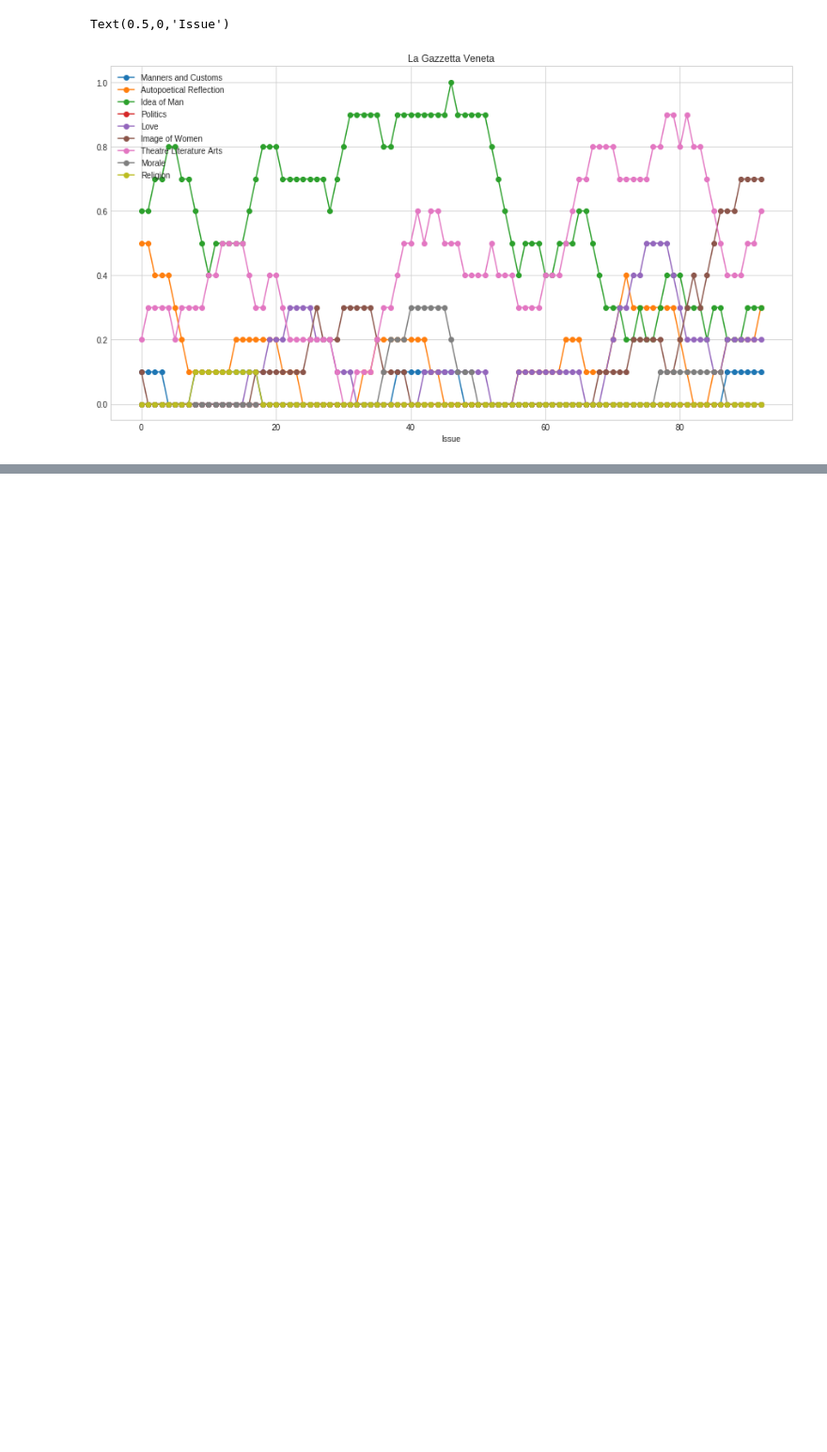
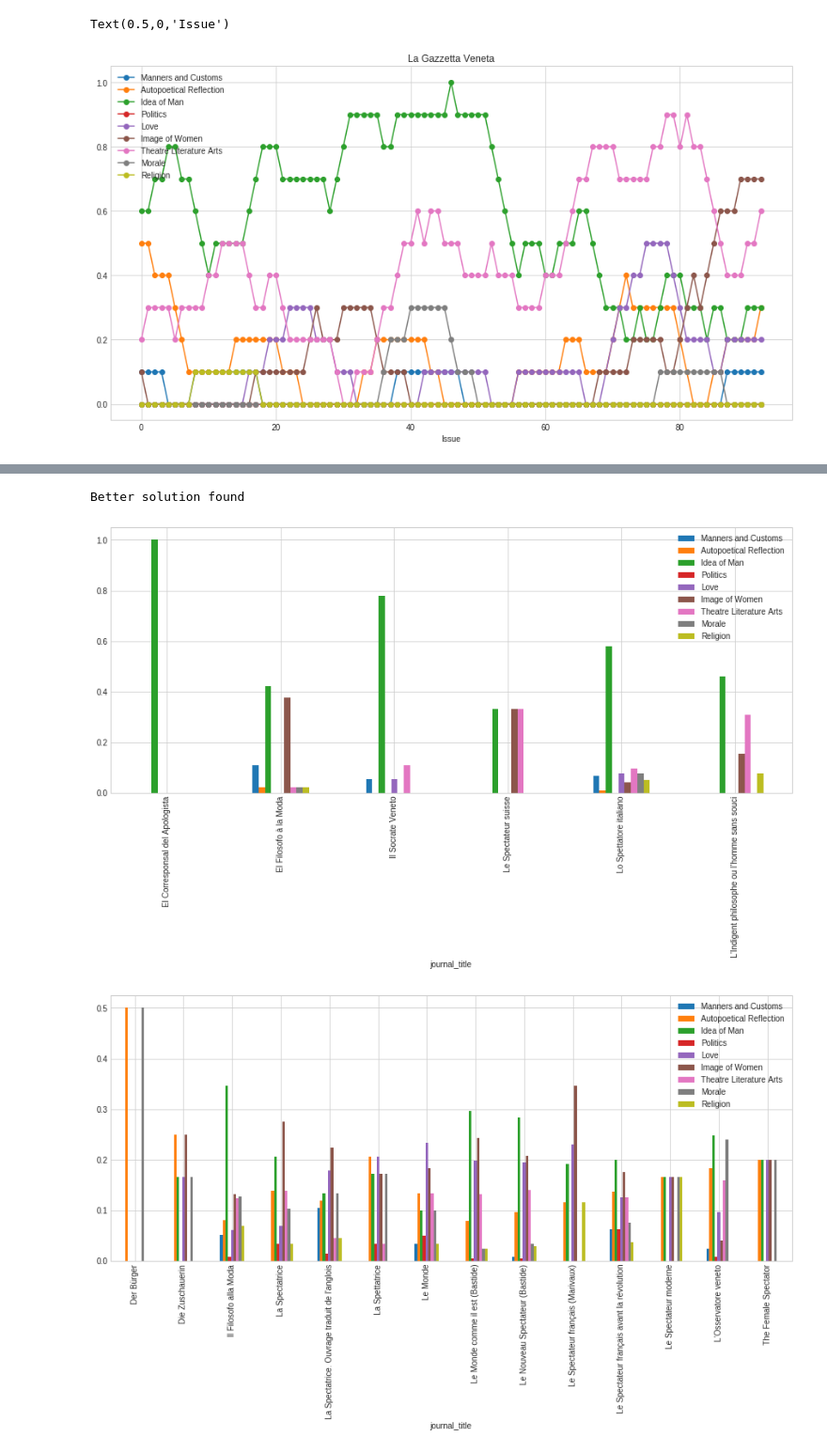
Before and after one commit to distantspectators/DiSpecs, a Jupyter notebook: 02_1_topics_over_time.ipynb, the cells around one changed output, grey strips where cells are left out. Shown at 94% size. Saved outputs shown, nothing was run; the diff lists cells and outputs as text; code cells hidden in the pictures; blank space fills up the shorter version.

Commit message:
topics per journal, journal to journal graph

```diff
--- a/02_1_topics_over_time.ipynb
+++ b/02_1_topics_over_time.ipynb
@@ -226,3 +226,9 @@ ax.set_xlabel('Issue')
 # %% [output]
 Text(0.5,0,'Issue')
 [figure]
+# %%
+topics_language=texts_changes.groupby('journal_title').sum()
+topics_language=topics_language.drop('date',axis=1)
+topics_language=topics_language[(topics_language.T != 0).any()]
+topics_language=topics_language.div(topics_language.sum(axis=1), axis=0)
+topics_language
@@ -228,0 +280,6 @@ Text(0.5,0,'Issue')
+# %%
+from IB import *
+ds = dataset(pxy=topics_language.values/np.sum(topics_language.values))
+ds.clamped=True
+m=model(ds=ds,alpha=0,beta=25,Tmax=3)
+m.fit(keep_steps=True)
@@ -228,0 +304,26 @@ Text(0.5,0,'Issue')
+# %%
+import os.path
+fname='results_' + str(m.Tmax) + '.obj'
+if not os.path.isfile(fname):
+    file_result = open(fname, 'wb')
+    pickle.dump(m, file_result)
+    print('Stored first solution')
+file_result = open(fname, 'rb')
+old_m=pickle.load(file_result)
+if (old_m.Tmax == m.Tmax) and (m.iyt>old_m.iyt):
+    file_result = open(fname, 'wb')
+    pickle.dump(m, file_result)
+    print('Better solution found')
+# %% [output]
+Better solution found
+# %%
+Number_of_Clusters=6
+
+file_result = open('results_' + str(Number_of_Clusters) + '.obj', 'rb')
+best_m=pickle.load(file_result)
+
+for Cluster in range(Number_of_Clusters):
+    topics_language.loc[best_m.qt_x[Cluster]==1,:].plot(figsize=(15,6),kind='bar')
+# %% [output]
+[figure, added]
+[figure, added]
```
Also changed, not shown: parts of 6 cells of this notebook, 2 other files.
